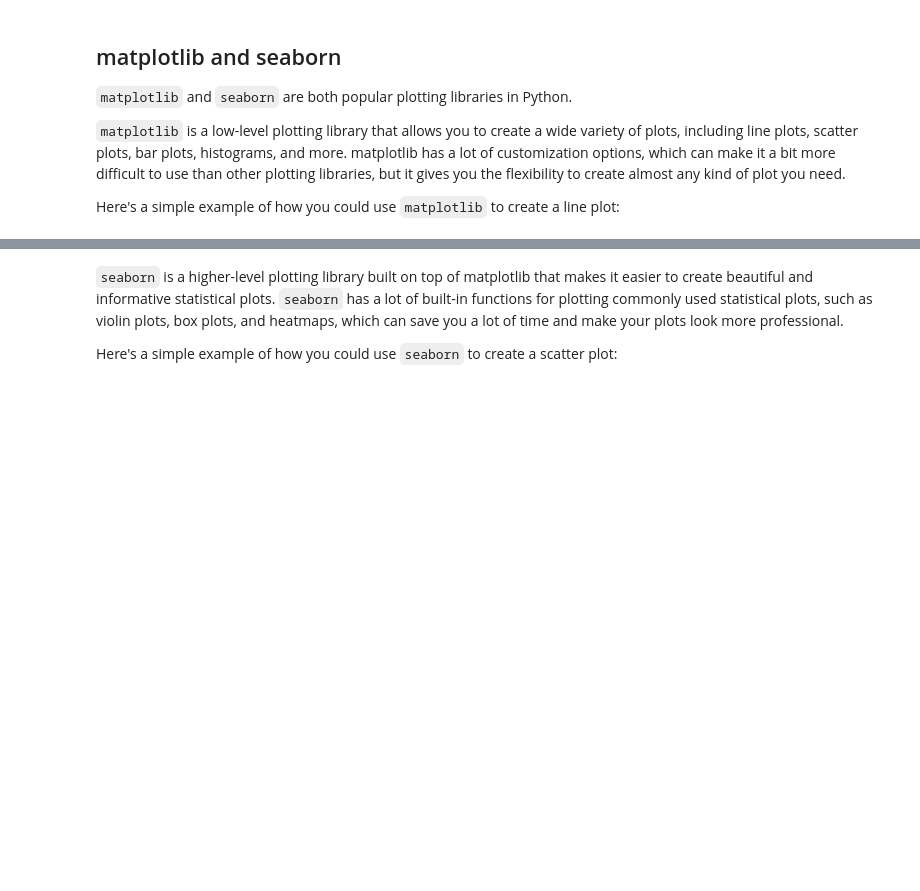
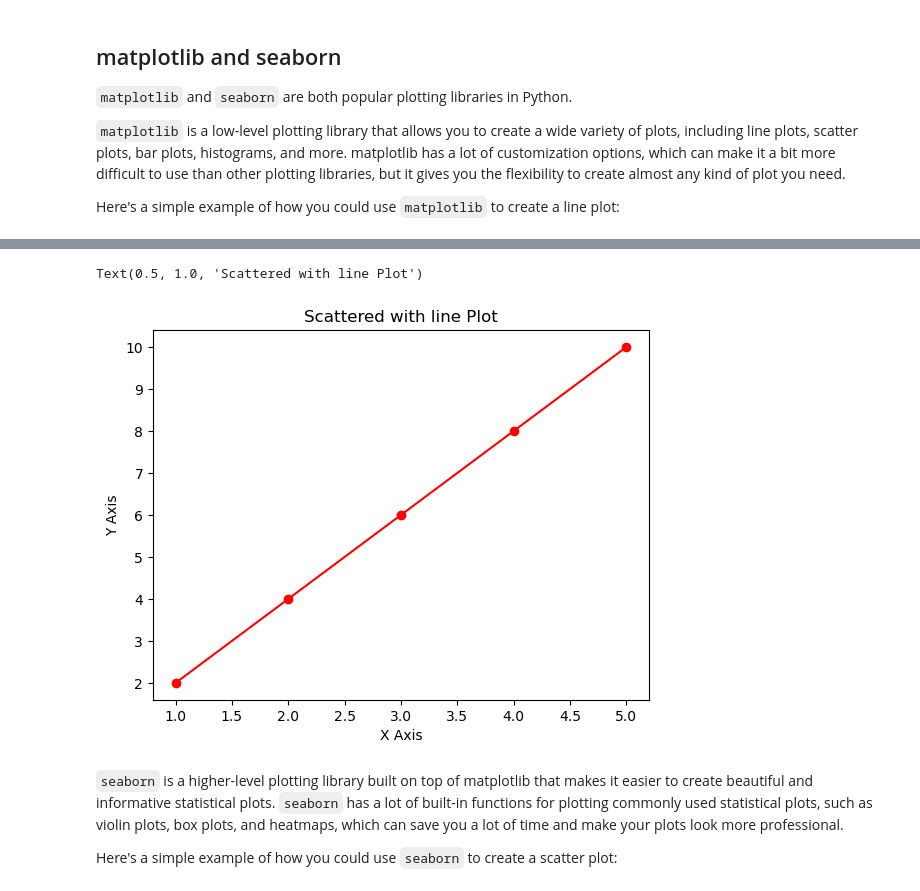
Before and after one commit to lsmin0152/cheb301, a Jupyter notebook: notebooks/CHEB301_F25_01_plotting.ipynb, the cells around one changed output, grey strips where cells are left out. Saved outputs shown, nothing was run; the diff lists cells and outputs as text; code cells hidden in the pictures; blank space fills up the shorter version.

```diff
--- a/notebooks/CHEB301_F25_01_plotting.ipynb
+++ b/notebooks/CHEB301_F25_01_plotting.ipynb
@@ -41,3 +54,11 @@ plt.title("Line Plot")
+# %%
+plt.plot(x, y, '-o', color = 'red')
+plt.xlabel("X Axis")
+plt.ylabel("Y Axis")
+plt.title("Scattered with line Plot")
+# %% [output]
+Text(0.5, 1.0, 'Scattered with line Plot')
+[figure, added]
 # %% [markdown]
 `seaborn` is a higher-level plotting library built on top of matplotlib that makes it easier to create beautiful and informative statistical plots. `seaborn` has a lot of built-in functions for plotting commonly used statistical plots, such as violin plots, box plots, and heatmaps, which can save you a lot of time and make your plots look more professional.
 
```
Also changed, not shown: parts of 15 cells of this notebook.
